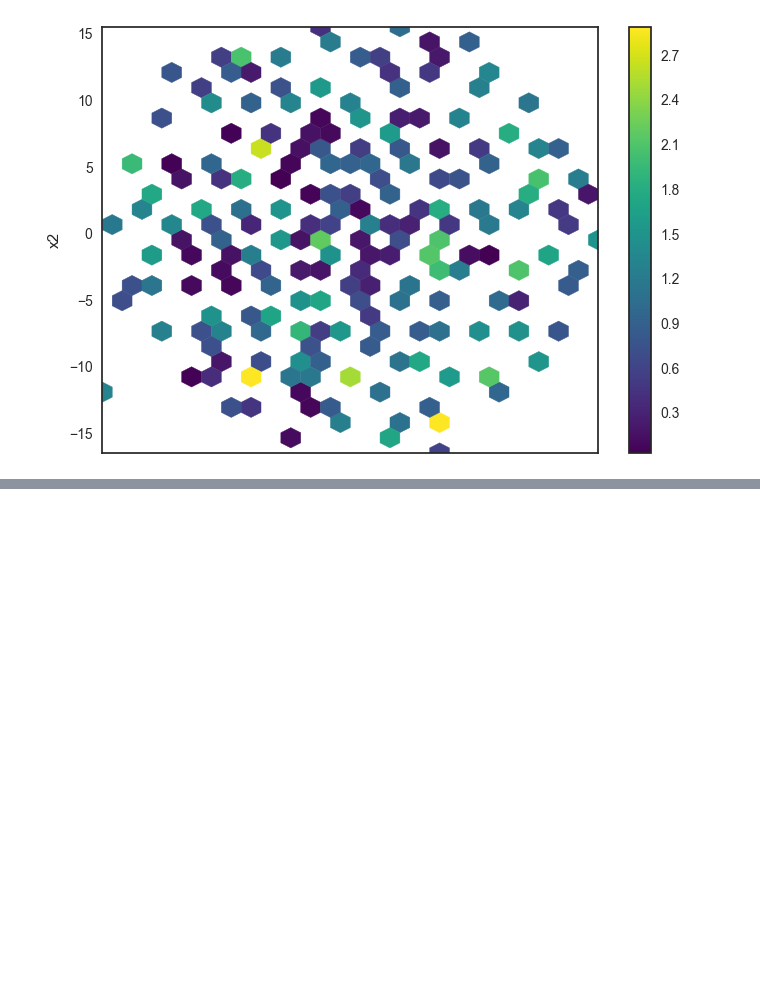
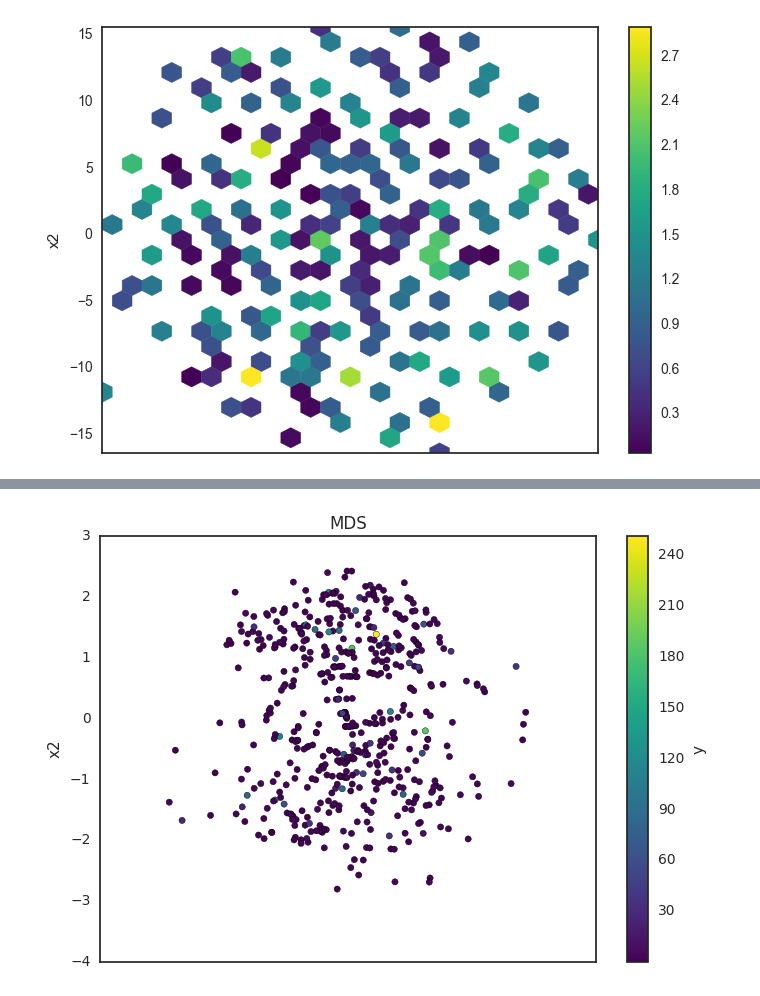
Before and after one commit to effa/dimensionality-reduction, a Jupyter notebook: manifold-learning.ipynb, the cells around one changed output, grey strips where cells are left out. Saved outputs shown, nothing was run; the diff lists cells and outputs as text; code cells hidden in the pictures; blank space fills up the shorter version.

```diff
--- a/manifold-learning.ipynb
+++ b/manifold-learning.ipynb
@@ -211,0 +219,11 @@ widgets.interact(plot_hexbin, gridsize=gridsize, logscale=True, maximum=True)
+# %%
+# precomputation of euclidean distances
+distances = euclidean_distances(d1_notscaled)
+# %%
+# MDS fit - WARNING, takes long time to compute, 11 minutes on my PC !
+import time
+start = time.time()
+mds = MDS(n_components=2, max_iter=30, eps=1e-9, dissimilarity="precomputed")
+pos = mds.fit(distances).embedding_
+print('cas: ', time.time() - start)
+pos
@@ -211,0 +239,10 @@ widgets.interact(plot_hexbin, gridsize=gridsize, logscale=True, maximum=True)
+# %%
+d = pd.concat([pd.DataFrame(pos), y_notscaled], axis=1)
+d.columns = ['x1', 'x2', 'y']
+ax = d.plot.scatter(x='x1', y='x2',  c='y', cmap='viridis')
+ax.set(xlabel="x1", ylabel="x2")
+ax.set_title('MDS')
+
+plt.show()
+# %% [output]
+[figure, added]
```
Also changed, not shown: parts of 5 cells of this notebook.
